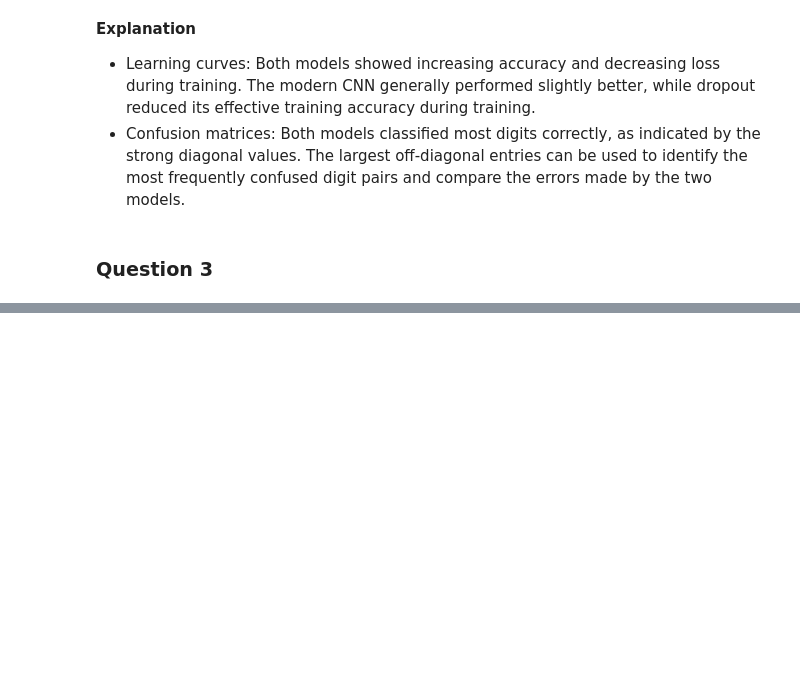
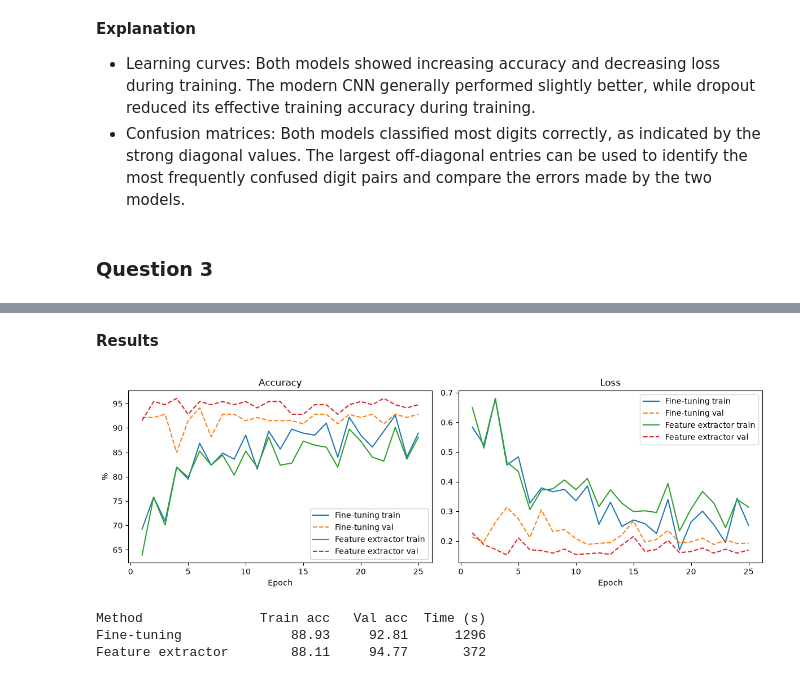
Before and after one commit to pemitharj/EN3160_Assignment_3, a Jupyter notebook: 230280L_a03.ipynb, the cells around one changed output, grey strips where cells are left out. Drawn from its saved outputs; the diff is of its cells as text; code cells hidden in the pictures; blank space fills up the shorter version.

Commit message:
Complete Q3: ResNet18 fine-tuning vs feature extractor

```diff
--- a/230280L_a03.ipynb
+++ b/230280L_a03.ipynb
@@ -332,0 +409,12 @@ plt.tight_layout(); plt.show()
+# %%
+torch.manual_seed(0)
+model_ft = models.resnet18(weights=models.ResNet18_Weights.IMAGENET1K_V1)
+model_ft.fc = nn.Linear(model_ft.fc.in_features, 2)
+model_ft = model_ft.to(device)
+
+criterion = nn.CrossEntropyLoss()
+optimizer_ft = optim.SGD(model_ft.parameters(), lr=0.001, momentum=0.9)
+scheduler_ft = lr_scheduler.StepLR(optimizer_ft, step_size=7, gamma=0.1)
+
+hist_ft = train_model(model_ft, criterion, optimizer_ft, scheduler_ft, epochs=25)
+print(f"Fine-tuning: final val acc {hist_ft['val_acc'][-1]:.2f}%, best {max(hist_ft['val_acc']):.2f}%")
@@ -332,0 +450,13 @@ plt.tight_layout(); plt.show()
+# %%
+torch.manual_seed(0)
+model_fe = models.resnet18(weights=models.ResNet18_Weights.IMAGENET1K_V1)
+for p in model_fe.parameters():
+    p.requires_grad = False   # Freeze the backbone
+model_fe.fc = nn.Linear(model_fe.fc.in_features, 2)   # Only this layer trains
+model_fe = model_fe.to(device)
+
+optimizer_fe = optim.SGD(model_fe.fc.parameters(), lr=0.001, momentum=0.9)
+scheduler_fe = lr_scheduler.StepLR(optimizer_fe, step_size=7, gamma=0.1)
+
+hist_fe = train_model(model_fe, criterion, optimizer_fe, scheduler_fe, epochs=25)
+print(f"Feature extractor: final val acc {hist_fe['val_acc'][-1]:.2f}%, best {max(hist_fe['val_acc']):.2f}%")
@@ -332,0 +481,22 @@ plt.tight_layout(); plt.show()
+# %% [markdown]
+**Results**
+# %%
+fig, ax = plt.subplots(1, 2, figsize=(12, 4))
+ep = range(1, 26)
+for name, h in [("Fine-tuning", hist_ft), ("Feature extractor", hist_fe)]:
+    ax[0].plot(ep, h["train_acc"], label=f"{name} train")
+    ax[0].plot(ep, h["val_acc"], "--", label=f"{name} val")
+    ax[1].plot(ep, h["train_loss"], label=f"{name} train")
+    ax[1].plot(ep, h["val_loss"], "--", label=f"{name} val")
+ax[0].set_title("Accuracy"); ax[0].set_xlabel("Epoch"); ax[0].set_ylabel("%"); ax[0].legend()
+ax[1].set_title("Loss"); ax[1].set_xlabel("Epoch"); ax[1].legend()
+plt.tight_layout(); plt.show()
+
+print(f"{'Method':<20}{'Train acc':>10}{'Val acc':>10}{'Time (s)':>10}")
+for name, h in [("Fine-tuning", hist_ft), ("Feature extractor", hist_fe)]:
+    print(f"{name:<20}{h['train_acc'][-1]:>10.2f}{h['val_acc'][-1]:>10.2f}{h['time']:>10.0f}")
+# %% [output]
+[figure, added]
+Method               Train acc   Val acc  Time (s)
+Fine-tuning              88.93     92.81      1296
+Feature extractor        88.11     94.77       372
```
Also changed, not shown: parts of 8 cells of this notebook.
